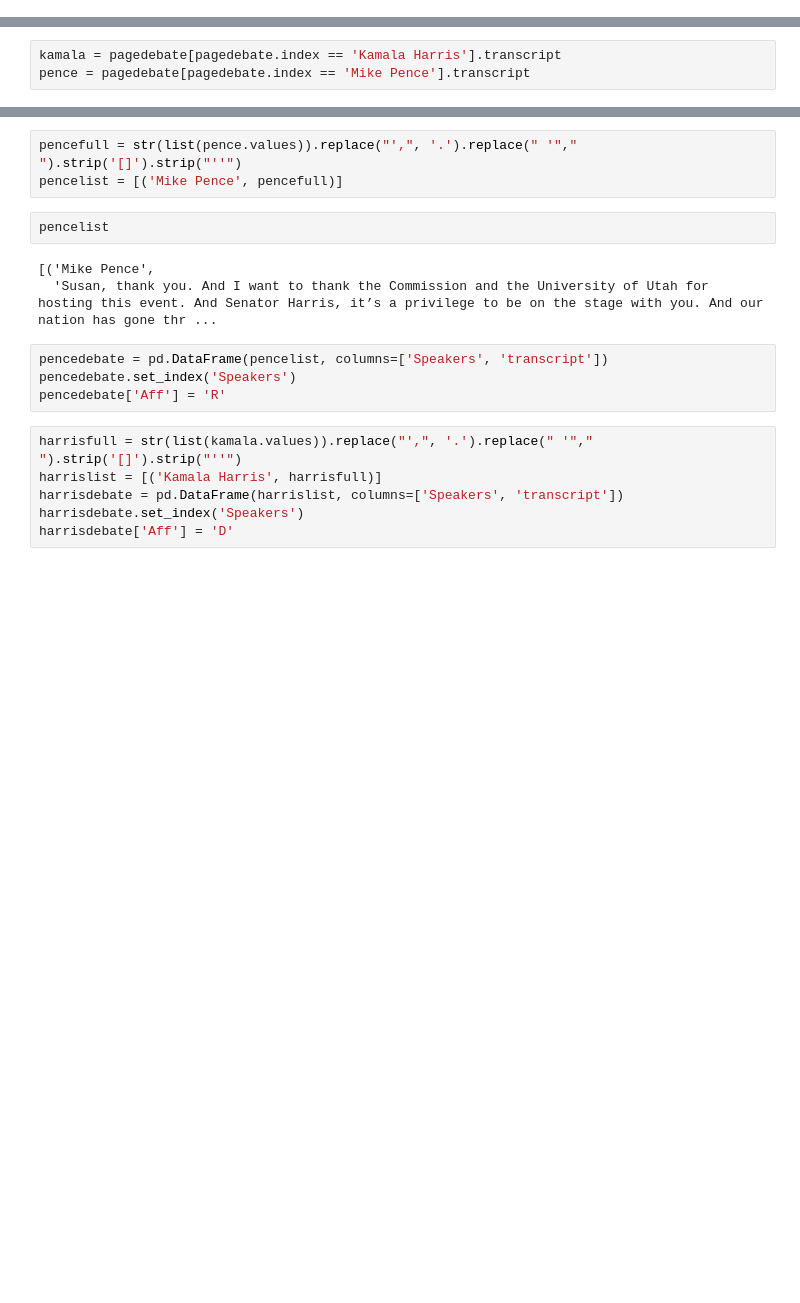
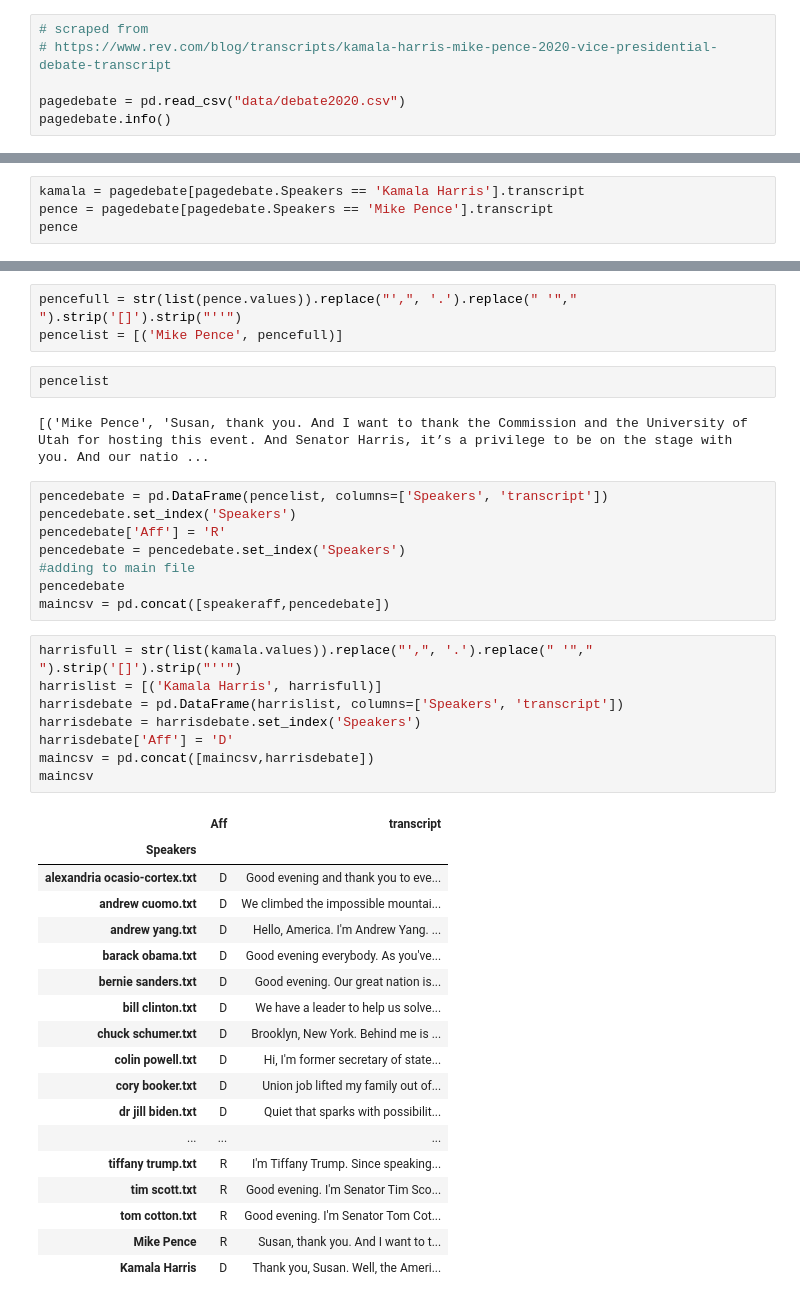
Before and after one commit to Data-Science-for-Linguists-2021/PoliticalRhetoric-analysis, a Jupyter notebook: dataplan.ipynb, the cells around one changed output, grey strips where cells are left out. Drawn from its saved outputs; the diff is of its cells as text; blank space fills up the shorter version.

```diff
--- a/dataplan.ipynb
+++ b/dataplan.ipynb
@@ -73,0 +76,6 @@ memory usage: 7.8+ KB
+# %%
+# scraped from
+# https://www.rev.com/blog/transcripts/kamala-harris-mike-pence-2020-vice-presidential-debate-transcript
+
+pagedebate = pd.read_csv("data/debate2020.csv")
+pagedebate.info()
@@ -93,3 +100,4 @@ pagedebate
 # %%
-kamala = pagedebate[pagedebate.index == 'Kamala Harris'].transcript
-pence = pagedebate[pagedebate.index == 'Mike Pence'].transcript
+kamala = pagedebate[pagedebate.Speakers == 'Kamala Harris'].transcript
+pence = pagedebate[pagedebate.Speakers == 'Mike Pence'].transcript
+pence
@@ -99,16 +120,40 @@ pencelist = [('Mike Pence', pencefull)]
 # %%
 pencelist
 # %% [output]
-[('Mike Pence',
-  'Susan, thank you. And I want to thank the Commission and the University of Utah for hosting this event. And Senator Harris, it’s a privilege to be on the stage with you. And our nation has gone thr ...
+[('Mike Pence', 'Susan, thank you. And I want to thank the Commission and the University of Utah for hosting this event. And Senator Harris, it’s a privilege to be on the stage with you. And our natio ...
 # %%
 pencedebate = pd.DataFrame(pencelist, columns=['Speakers', 'transcript'])
 pencedebate.set_index('Speakers')
 pencedebate['Aff'] = 'R'
+pencedebate = pencedebate.set_index('Speakers')
+#adding to main file
+pencedebate
+maincsv = pd.concat([speakeraff,pencedebate])
 # %%
 harrisfull = str(list(kamala.values)).replace("',", '.').replace(" '"," ").strip('[]').strip("''")
 harrislist = [('Kamala Harris', harrisfull)]
 harrisdebate = pd.DataFrame(harrislist, columns=['Speakers', 'transcript'])
-harrisdebate.set_index('Speakers')
+harrisdebate = harrisdebate.set_index('Speakers')
 harrisdebate['Aff'] = 'D'
+maincsv = pd.concat([maincsv,harrisdebate])
+maincsv
+# %% [output]
+|  | Aff | transcript |
+| Speakers |  |  |
+| alexandria ocasio-cortex.txt | D | Good evening and thank you to eve... |
+| andrew cuomo.txt | D | We climbed the impossible mountai... |
+| andrew yang.txt | D | Hello, America. I'm Andrew Yang. ... |
+| barack obama.txt | D | Good evening everybody. As you've... |
+| bernie sanders.txt | D | Good evening. Our great nation is... |
+| bill clinton.txt | D | We have a leader to help us solve... |
+| chuck schumer.txt | D | Brooklyn, New York. Behind me is ... |
+| colin powell.txt | D | Hi, I'm former secretary of state... |
+| cory booker.txt | D | Union job lifted my family out of... |
+| dr jill biden.txt | D | Quiet that sparks with possibilit... |
+| ... | ... | ... |
+| tiffany trump.txt | R | I'm Tiffany Trump. Since speaking... |
+| tim scott.txt | R | Good evening. I'm Senator Tim Sco... |
+| tom cotton.txt | R | Good evening. I'm Senator Tom Cot... |
+| Mike Pence | R | Susan, thank you. And I want to t... |
+| Kamala Harris | D | Thank you, Susan. Well, the Ameri... |
 # %%
```
Also changed, not shown: parts of 30 cells of this notebook.
